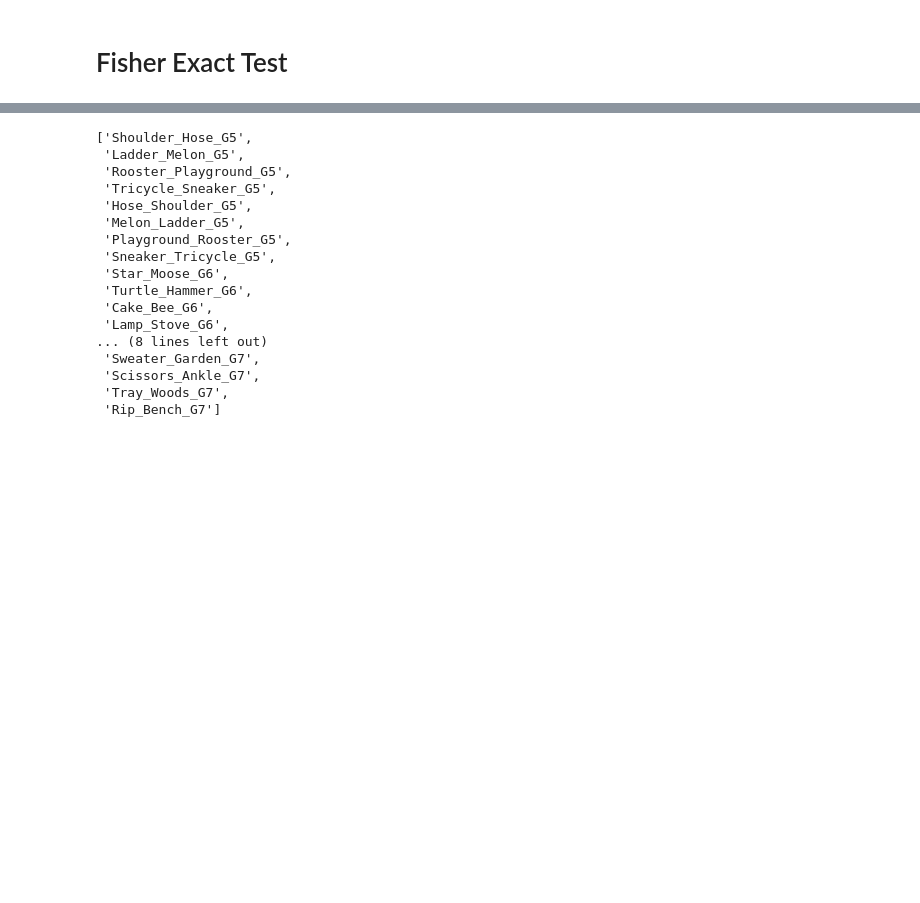
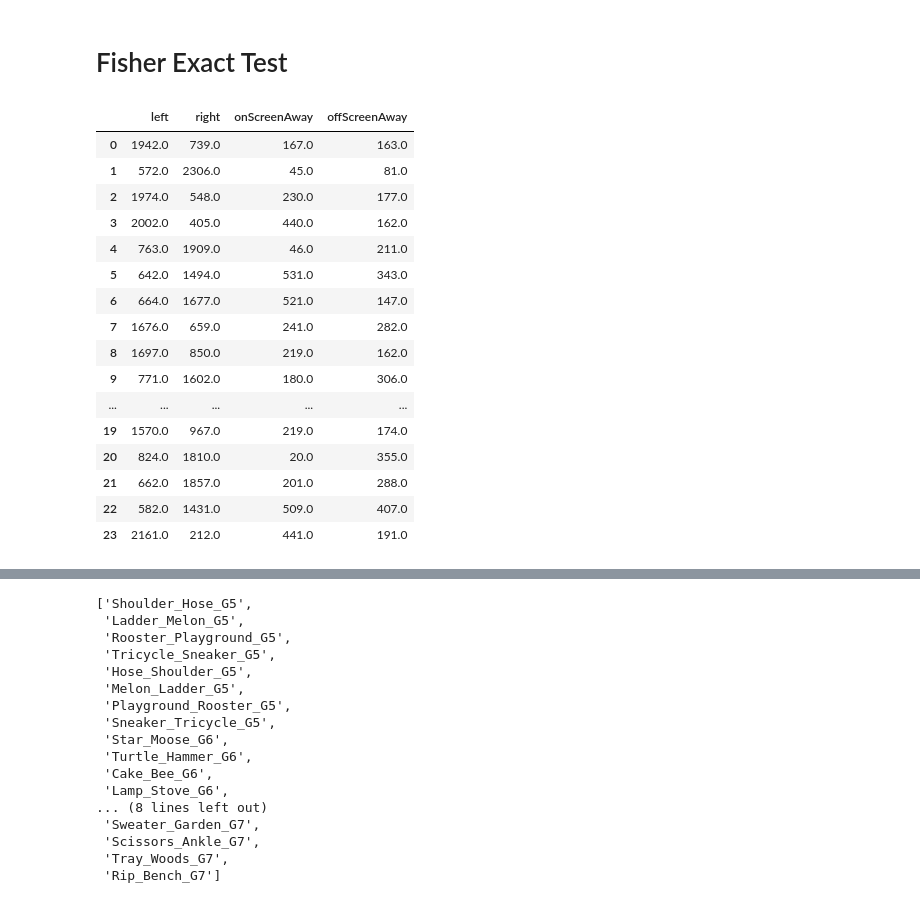
Before and after one commit to tianchu-shu/NWMSS, a Jupyter notebook: gaze.ipynb, the cells around one changed output, grey strips where cells are left out. Saved outputs shown, nothing was run; the diff lists cells and outputs as text; code cells hidden in the pictures; blank space fills up the shorter version.

```diff
--- a/gaze.ipynb
+++ b/gaze.ipynb
@@ -180,0 +172,20 @@ for i in range(24):
+# %%
+exp
+# %% [output]
+|  | left | right | onScreenAway | offScreenAway |
+| 0 | 1942.0 | 739.0 | 167.0 | 163.0 |
+| 1 | 572.0 | 2306.0 | 45.0 | 81.0 |
+| 2 | 1974.0 | 548.0 | 230.0 | 177.0 |
+| 3 | 2002.0 | 405.0 | 440.0 | 162.0 |
+| 4 | 763.0 | 1909.0 | 46.0 | 211.0 |
+| 5 | 642.0 | 1494.0 | 531.0 | 343.0 |
+| 6 | 664.0 | 1677.0 | 521.0 | 147.0 |
+| 7 | 1676.0 | 659.0 | 241.0 | 282.0 |
+| 8 | 1697.0 | 850.0 | 219.0 | 162.0 |
+| 9 | 771.0 | 1602.0 | 180.0 | 306.0 |
+| ... | ... | ... | ... | ... |
+| 19 | 1570.0 | 967.0 | 219.0 | 174.0 |
+| 20 | 824.0 | 1810.0 | 20.0 | 355.0 |
+| 21 | 662.0 | 1857.0 | 201.0 | 288.0 |
+| 22 | 582.0 | 1431.0 | 509.0 | 407.0 |
+| 23 | 2161.0 | 212.0 | 441.0 | 191.0 |
```
Also changed, not shown: parts of 19 cells of this notebook.
